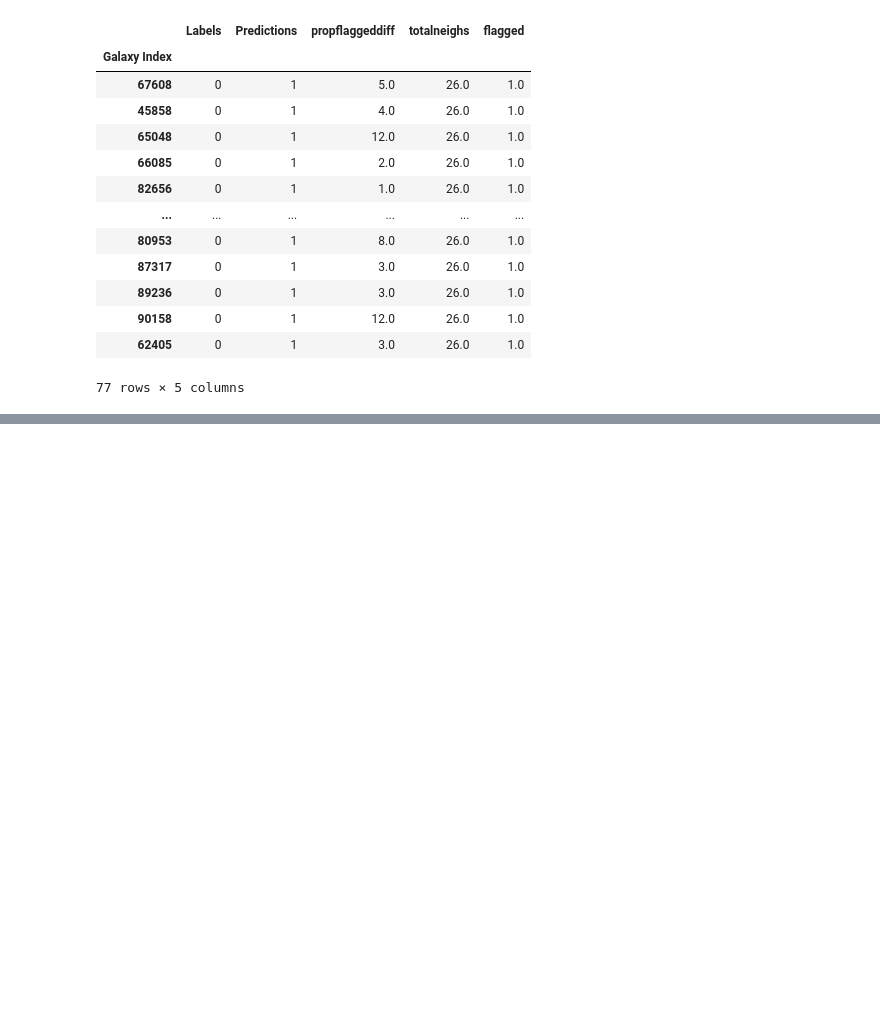
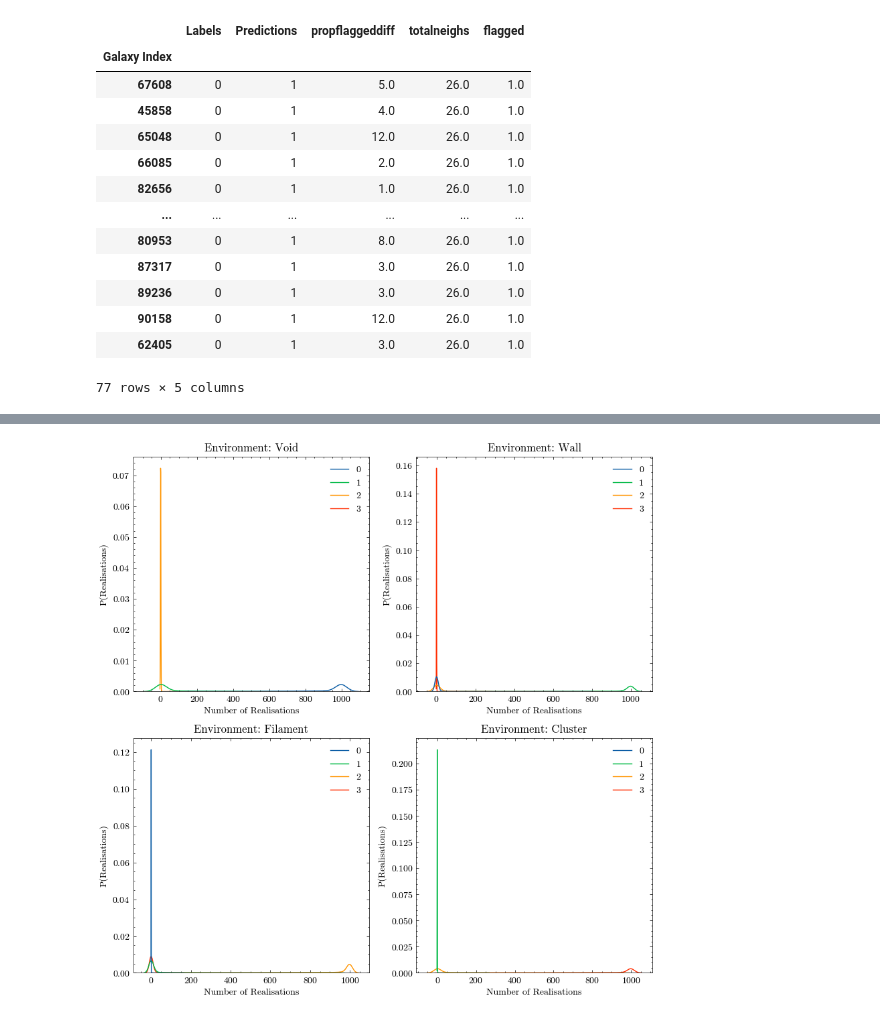
Before and after one commit to jdpkololgi/Illustris, a Jupyter notebook: outlier_identification.ipynb, the cells around one changed output, grey strips where cells are left out. Saved outputs shown, nothing was run; the diff lists cells and outputs as text; code cells hidden in the pictures; blank space fills up the shorter version.

```diff
--- a/outlier_identification.ipynb
+++ b/outlier_identification.ipynb
@@ -165,0 +298,3 @@ flagged0
+# %%
+cweb_noisy = testcat.cwebdata[noisy_xpix, noisy_ypix, noisy_zpix] #cweb classification of N noisy realisations of each galaxy. Row = a given galaxy. column =  one realisation
+cweb_noisy2 = testcat.cwebdata[noisy_xpix2, noisy_ypix2, noisy_zpix2] #cweb classification of N noisy alt realisations of each galaxy. Row = a given galaxy. column =  one realisation
@@ -165,0 +312,4 @@ flagged0
+# %%
+# shifted_galaxies = {galaxy:  value for galaxy, value in cweb_count.items() if len(value) > 1} # galaxies with more than one classification
+shifted_galaxies = {galaxy:  value for galaxy, value in cweb_count.items()} # galaxies with more than one classification. modifying to include all galaxies. unshifted galaxies will have only one classification
+shifted_galaxies2 = {galaxy: value for galaxy, value in cweb_count2.items()} # galaxies with more than one classification. modifying to include all galaxies. unshifted galaxies will have only one classification
@@ -165,0 +414,21 @@ flagged0
+# %%
+# convert to dataframe and add galaxy ID as index and testcat.cweb as end column labelled 'original classification'
+shifted_galaxies_probstab = pd.DataFrame(shifted_galaxies_probs).T
+shifted_galaxies_probstab['Target'] = testcat.cweb
+shifted_galaxies_probstab.index.name = 'Galaxy Index'
+shifted_galaxies_probstab
+
+shifted_galaxies_valuestab = pd.DataFrame(shifted_galaxies_values).T
+shifted_galaxies_valuestab['Target'] = testcat.cweb
+shifted_galaxies_valuestab.index.name = 'Galaxy Index'
+shifted_galaxies_valuestab
+
+shifted_galaxies_probstab2 = pd.DataFrame(shifted_galaxies_probs2).T
+shifted_galaxies_probstab2['Target'] = testcat.cweb
+shifted_galaxies_probstab2.index.name = 'Galaxy Index'
+shifted_galaxies_probstab2
+
+shifted_galaxies_valuestab2 = pd.DataFrame(shifted_galaxies_values2).T
+shifted_galaxies_valuestab2['Target'] = testcat.cweb
+shifted_galaxies_valuestab2.index.name = 'Galaxy Index'
+shifted_galaxies_valuestab2
@@ -165,0 +467,16 @@ flagged0
+# %%
+import seaborn as sns
+fig, ax = plt.subplots(2, 2, figsize=(10, 10))
+sns.kdeplot(data=shifted_galaxies_valuestab[shifted_galaxies_valuestab['Target'] == 0].drop('Target', axis=1), ax=ax[0, 0])#, stat='density')
+sns.kdeplot(data=shifted_galaxies_valuestab[shifted_galaxies_valuestab['Target'] == 1].drop('Target', axis=1), ax=ax[0, 1])#, stat='density')
+sns.kdeplot(data=shifted_galaxies_valuestab[shifted_galaxies_valuestab['Target'] == 2].drop('Target', axis=1), ax=ax[1, 0])#, stat='density')
+sns.kdeplot(data=shifted_galaxies_valuestab[shifted_galaxies_valuestab['Target'] == 3].drop('Target', axis=1), ax=ax[1, 1])#, stat='density')
+
+envs = ['Void', 'Wall', 'Filament', 'Cluster']
+
+for i in range(4):
+    ax[i//2,i%2].set_title(f'Environment: {envs[i]}')
+    ax[i//2,i%2].set_xlabel('Number of Realisations')
+    ax[i//2,i%2].set_ylabel('P(Realisations)')
+# %% [output]
+[figure, added]
```
Also changed, not shown: parts of 38 cells of this notebook, 4 other files.
